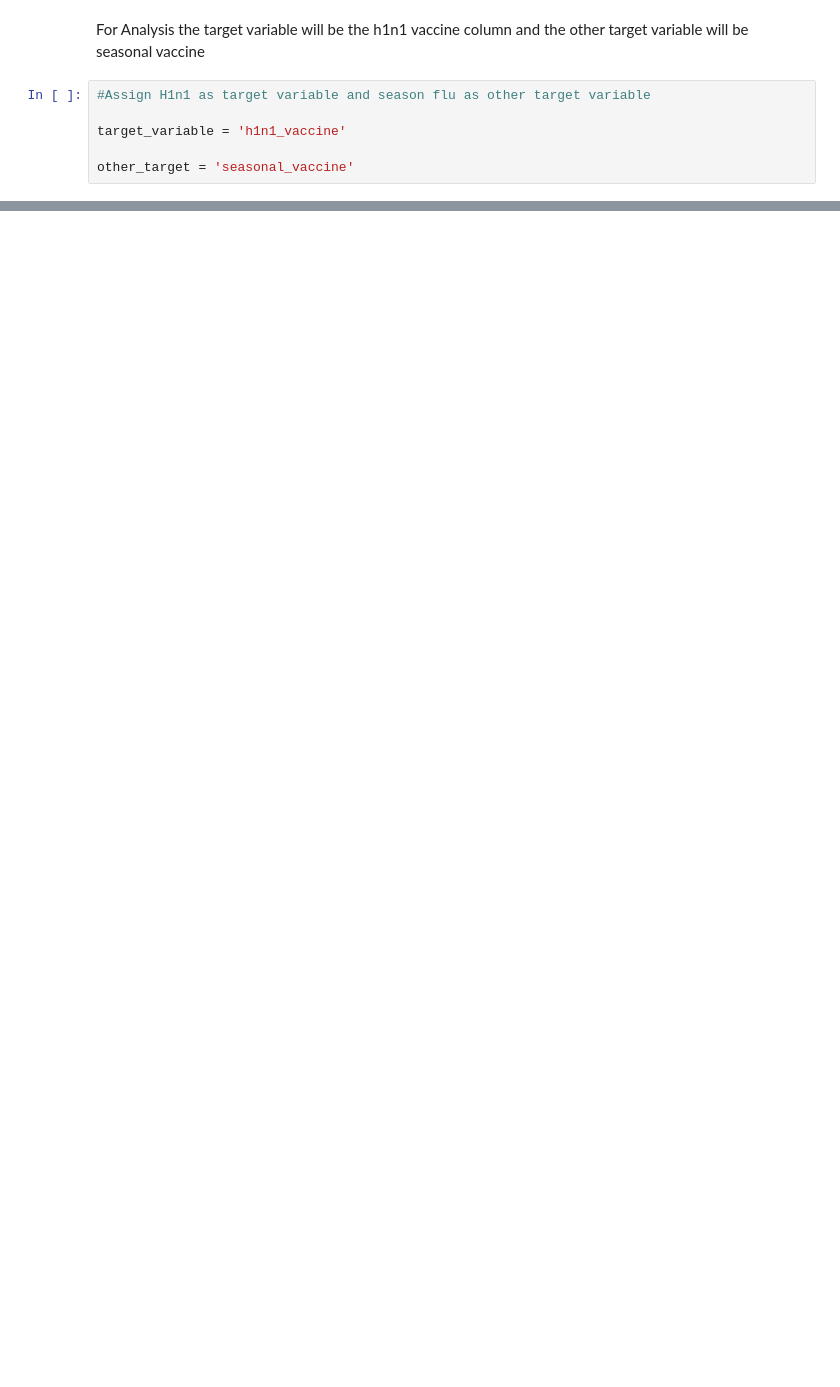
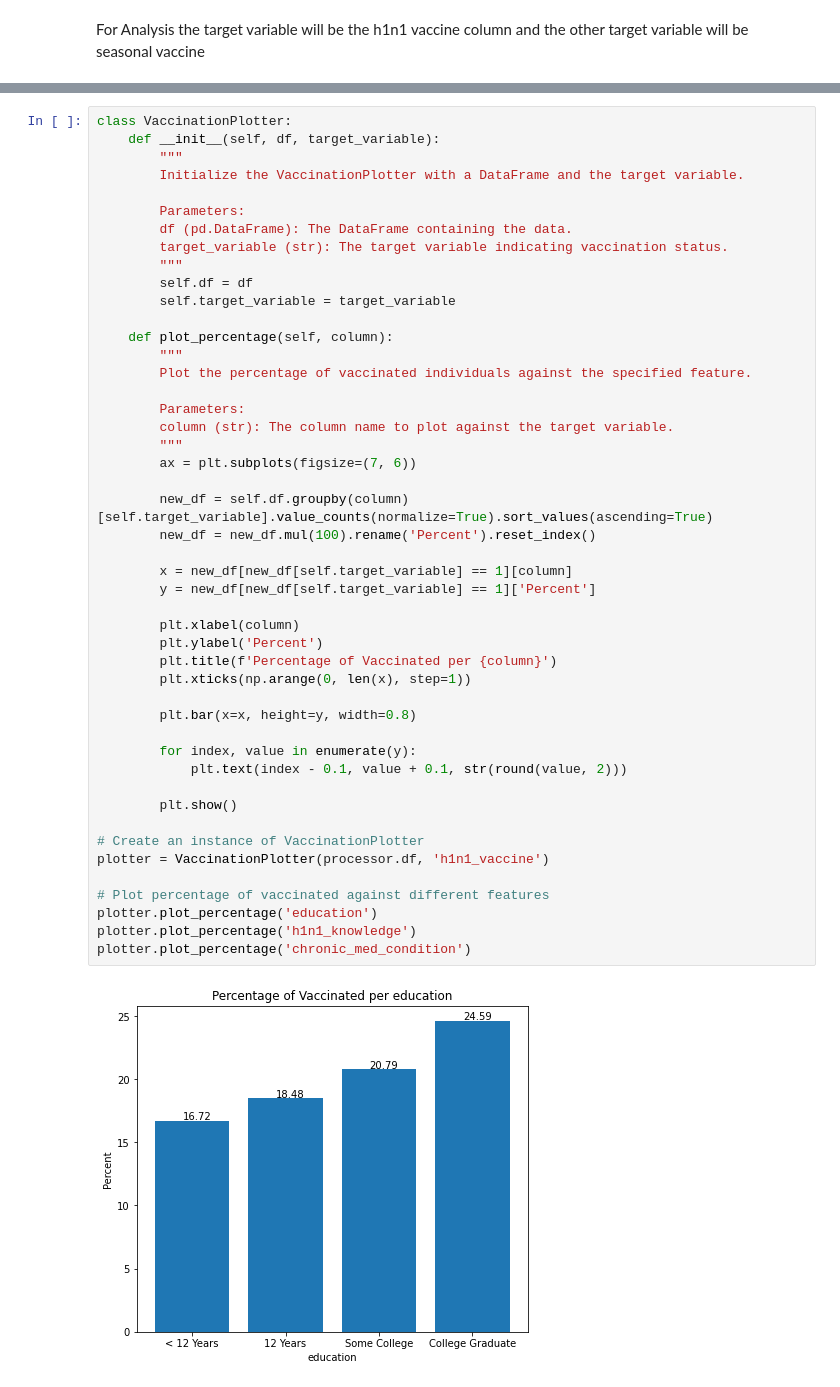
Before and after one commit to sophline/Vaccination_prediction, a Jupyter notebook: prediction.ipynb, the cells around one changed output, grey strips where cells are left out. Saved outputs shown, nothing was run; the diff lists cells and outputs as text; blank space fills up the shorter version.

```diff
--- a/prediction.ipynb
+++ b/prediction.ipynb
@@ -296,8 +311,2 @@ There are no duplicate rows in the DataFrame, indicating that each record in the
 # %% [markdown]
 For Analysis the target variable will be the h1n1 vaccine column and the other target variable will be seasonal  vaccine
-# %%
-#Assign H1n1 as target variable and season flu as other target variable
-
-target_variable = 'h1n1_vaccine'
-
-other_target = 'seasonal_vaccine'
@@ -320,0 +315,49 @@ plt.show()
+# %%
+class VaccinationPlotter:
+    def __init__(self, df, target_variable):
+        """
+        Initialize the VaccinationPlotter with a DataFrame and the target variable.
+
+        Parameters:
+        df (pd.DataFrame): The DataFrame containing the data.
+        target_variable (str): The target variable indicating vaccination status.
+        """
+        self.df = df
+        self.target_variable = target_variable
+
+    def plot_percentage(self, column):
+        """
+        Plot the percentage of vaccinated individuals against the specified feature.
+
+        Parameters:
+        column (str): The column name to plot against the target variable.
+        """
+        ax = plt.subplots(figsize=(7, 6))
+
+        new_df = self.df.groupby(column)[self.target_variable].value_counts(normalize=True).sort_values(ascending=True)
+        new_df = new_df.mul(100).rename('Percent').reset_index()
+
+        x = new_df[new_df[self.target_variable] == 1][column]
+        y = new_df[new_df[self.target_variable] == 1]['Percent']
+
+        plt.xlabel(column)
+        plt.ylabel('Percent')
+        plt.title(f'Percentage of Vaccinated per {column}')
+        plt.xticks(np.arange(0, len(x), step=1))
+
+        plt.bar(x=x, height=y, width=0.8)
+
+        for index, value in enumerate(y):
+            plt.text(index - 0.1, value + 0.1, str(round(value, 2)))
+
+        plt.show()
+
+# Create an instance of VaccinationPlotter
+plotter = VaccinationPlotter(processor.df, 'h1n1_vaccine')
+
+# Plot percentage of vaccinated against different features
+plotter.plot_percentage('education')
+plotter.plot_percentage('h1n1_knowledge')
+plotter.plot_percentage('chronic_med_condition')
+# %% [output]
+[figure, added]
```
Also changed, not shown: parts of 23 cells of this notebook.
